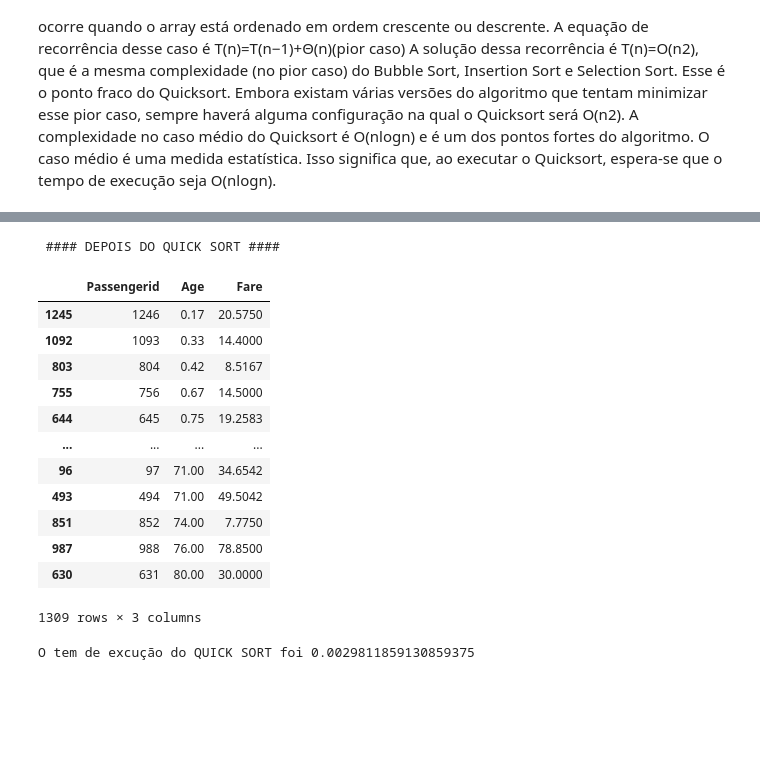
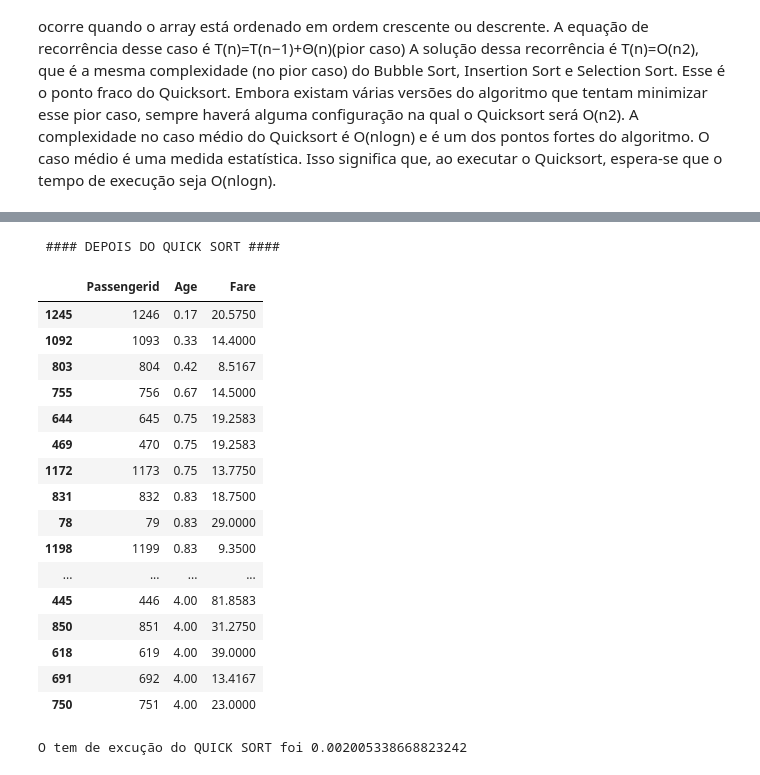
Before and after one commit to TassioSales/Faculdade, a Jupyter notebook: Estrutura de dados/projetos_estruturas/MargeSort_and_QuikSort/merge_quik.ipynb, the cells around one changed output, grey strips where cells are left out. Cells and saved outputs as stored; diff of their text form; code cells hidden in the pictures; blank space fills up the shorter version.

```diff
--- a/Estrutura de dados/projetos_estruturas/MargeSort_and_QuikSort/merge_quik.ipynb
+++ b/Estrutura de dados/projetos_estruturas/MargeSort_and_QuikSort/merge_quik.ipynb
@@ -138,28 +142,32 @@ O fim_mergem de excução do MERGE SORT foi 0.006003856658935547
 # %%
 inicio_quick = time.time()
 quick_sort(df_filter)
 fim_quick = time.time()
 total_time_quick =  fim_quick - inicio_quick
 quick = quick_sort(df_filter)
 print(" #### DEPOIS DO QUICK SORT ####")
-display(quick)
+display(quick[:50])
 print(f"O tem de excução do QUICK SORT foi {total_time_quick}")
 # %% [output]
  #### DEPOIS DO QUICK SORT ####
 |  | Passengerid | Age | Fare |
 | 1245 | 1246 | 0.17 | 20.5750 |
 | 1092 | 1093 | 0.33 | 14.4000 |
 | 803 | 804 | 0.42 | 8.5167 |
 | 755 | 756 | 0.67 | 14.5000 |
 | 644 | 645 | 0.75 | 19.2583 |
+| 469 | 470 | 0.75 | 19.2583 |
+| 1172 | 1173 | 0.75 | 13.7750 |
+| 831 | 832 | 0.83 | 18.7500 |
+| 78 | 79 | 0.83 | 29.0000 |
+| 1198 | 1199 | 0.83 | 9.3500 |
 | ... | ... | ... | ... |
-| 96 | 97 | 71.00 | 34.6542 |
-| 493 | 494 | 71.00 | 49.5042 |
-| 851 | 852 | 74.00 | 7.7750 |
-| 987 | 988 | 76.00 | 78.8500 |
-| 630 | 631 | 80.00 | 30.0000 |
+| 445 | 446 | 4.00 | 81.8583 |
+| 850 | 851 | 4.00 | 31.2750 |
+| 618 | 619 | 4.00 | 39.0000 |
+| 691 | 692 | 4.00 | 13.4167 |
+| 750 | 751 | 4.00 | 23.0000 |
-1309 rows × 3 columns
+O tem de excução do QUICK SORT foi 0.002005338668823242
-O tem de excução do QUICK SORT foi 0.0029811859130859375
 # %%
 from IPython.display import display_html
 def display_side_by_side(*args):
```
Also changed, not shown: parts of 1 cell of this notebook, 1 other file.
